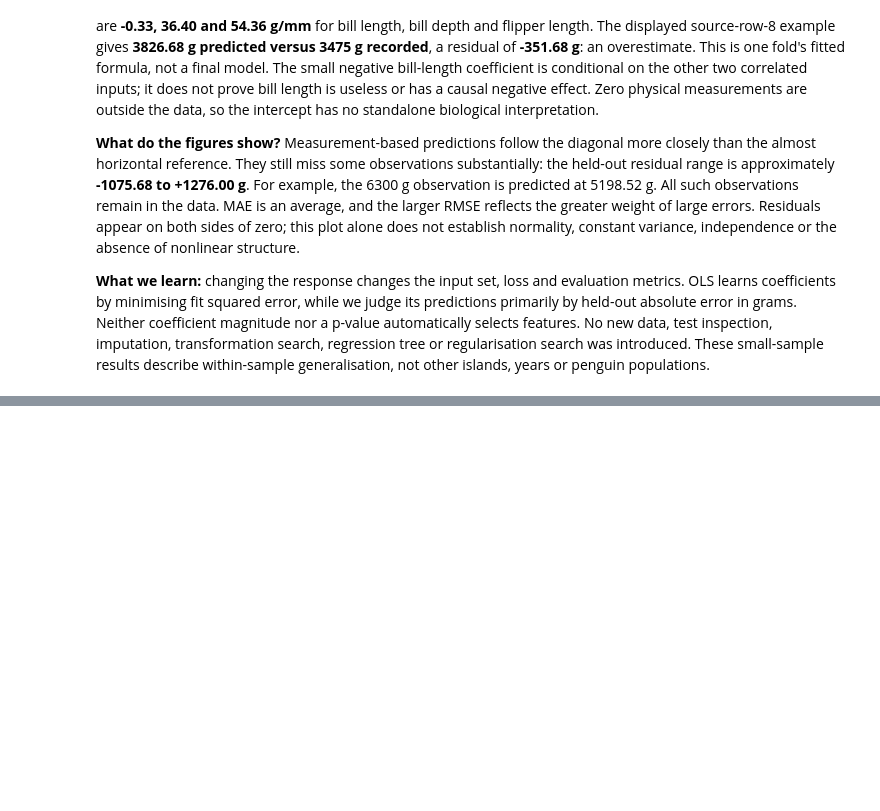
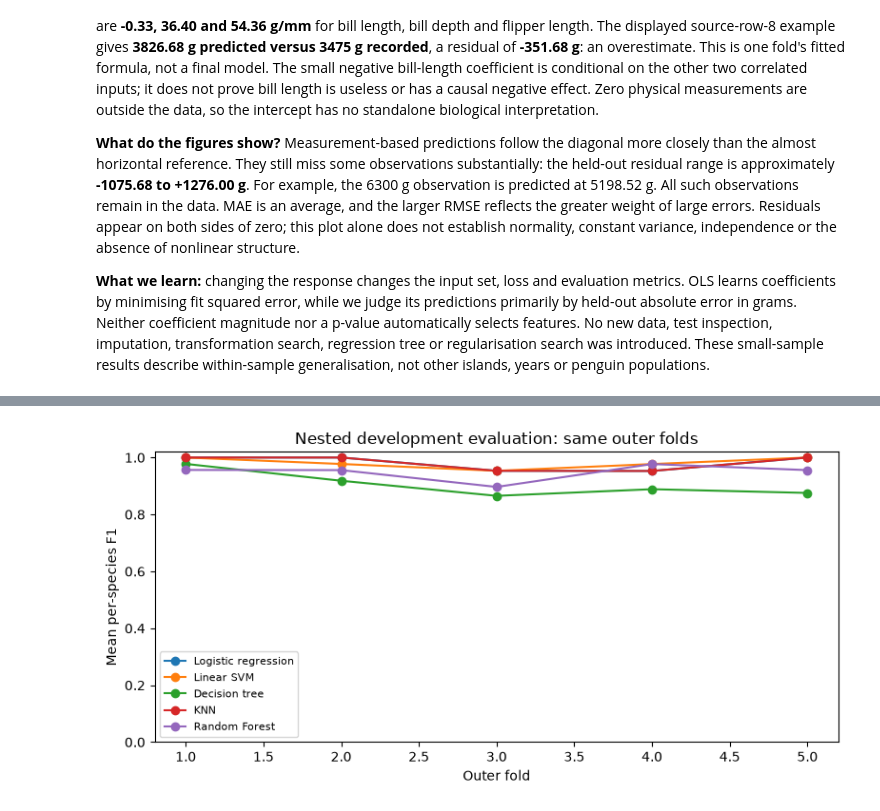
Before and after one commit to marcosrobinat2/penguins-ml-submission, a Jupyter notebook: 02_supervised_learning.ipynb, the cells around one changed output, grey strips where cells are left out. Saved outputs shown, nothing was run; the diff lists cells and outputs as text; code cells hidden in the pictures; blank space fills up the shorter version.

```diff
--- a/02_supervised_learning.ipynb
+++ b/02_supervised_learning.ipynb
@@ -1438,0 +1549,10 @@ AI assistance was used for explanations, Python drafts, debugging and editing. T
+# %%
+fig, ax = plt.subplots(figsize=(8, 4))
+for name in families:
+    part = nested_results.loc[nested_results['model'].eq(name)]
+    ax.plot(part['fold'], part['outer_macro_F1'], marker='o', label=name)
+ax.set(xlabel='Outer fold', ylabel='Mean per-species F1', ylim=(0, 1.02),
+       title='Nested development evaluation: same outer folds')
+ax.legend(fontsize=8); fig.tight_layout(); plt.show()
+# %% [output]
+[figure, added]
```
Also changed, not shown: parts of 11 cells of this notebook, 3 other files.
